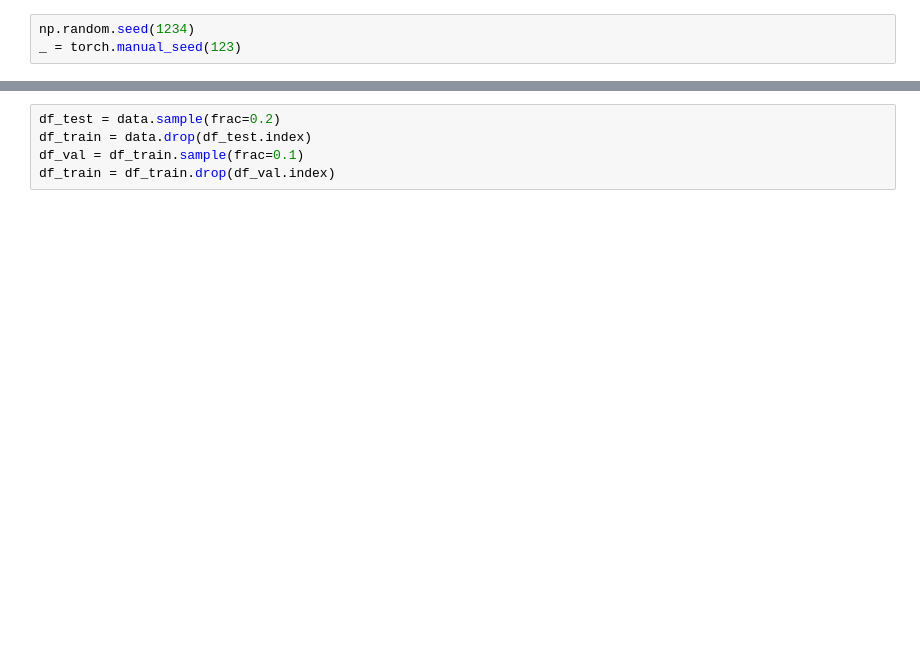
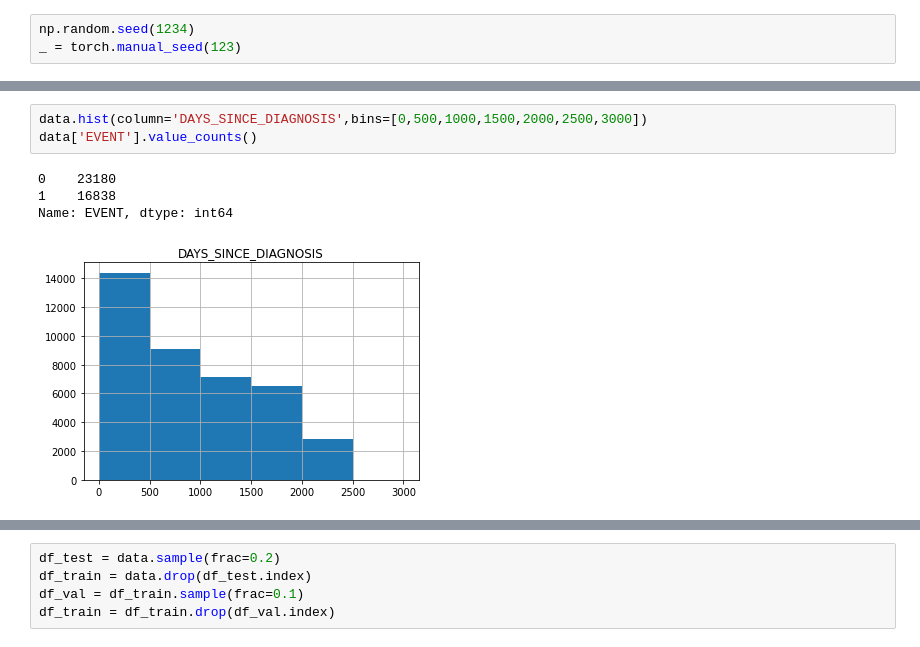
Before and after one commit to dkaizhang/federated-survival, a Jupyter notebook: survival.ipynb, the cells around one changed output, grey strips where cells are left out. Cells and saved outputs as stored; diff of their text form; blank space fills up the shorter version.

```diff
--- a/survival.ipynb
+++ b/survival.ipynb
@@ -27,0 +29,8 @@ print(len(data))
+# %%
+data.hist(column='DAYS_SINCE_DIAGNOSIS',bins=[0,500,1000,1500,2000,2500,3000])
+data['EVENT'].value_counts()
+# %% [output]
+0    23180
+1    16838
+Name: EVENT, dtype: int64
+[figure, added]
```
Also changed, not shown: parts of 21 cells of this notebook.
